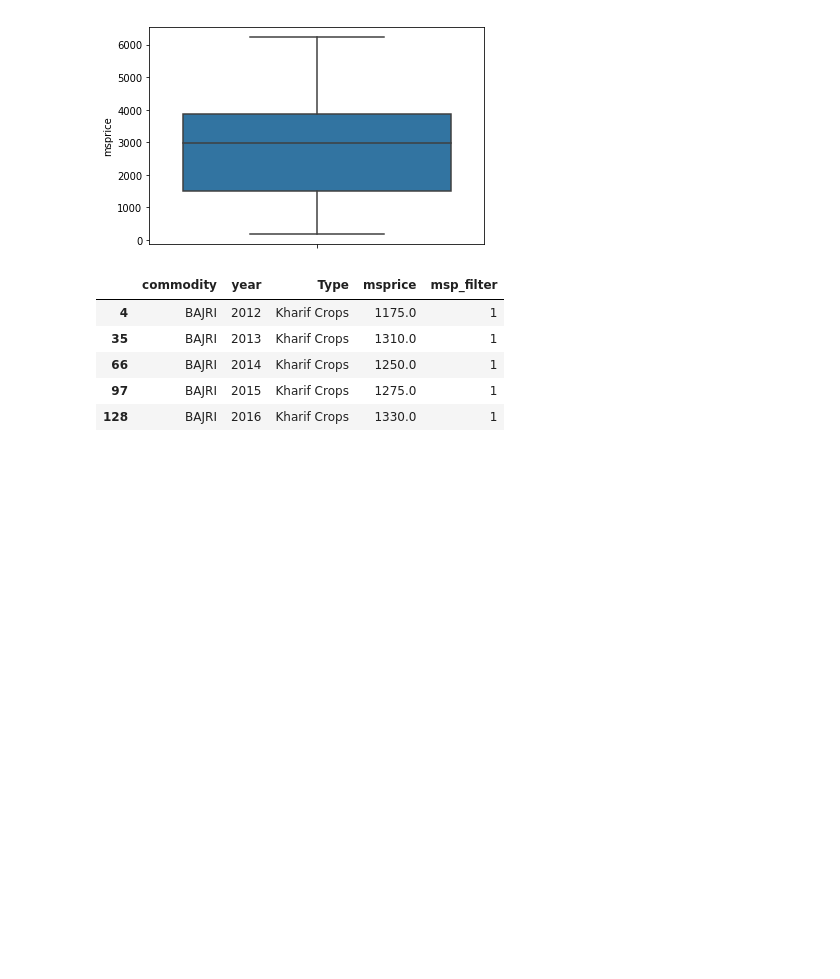
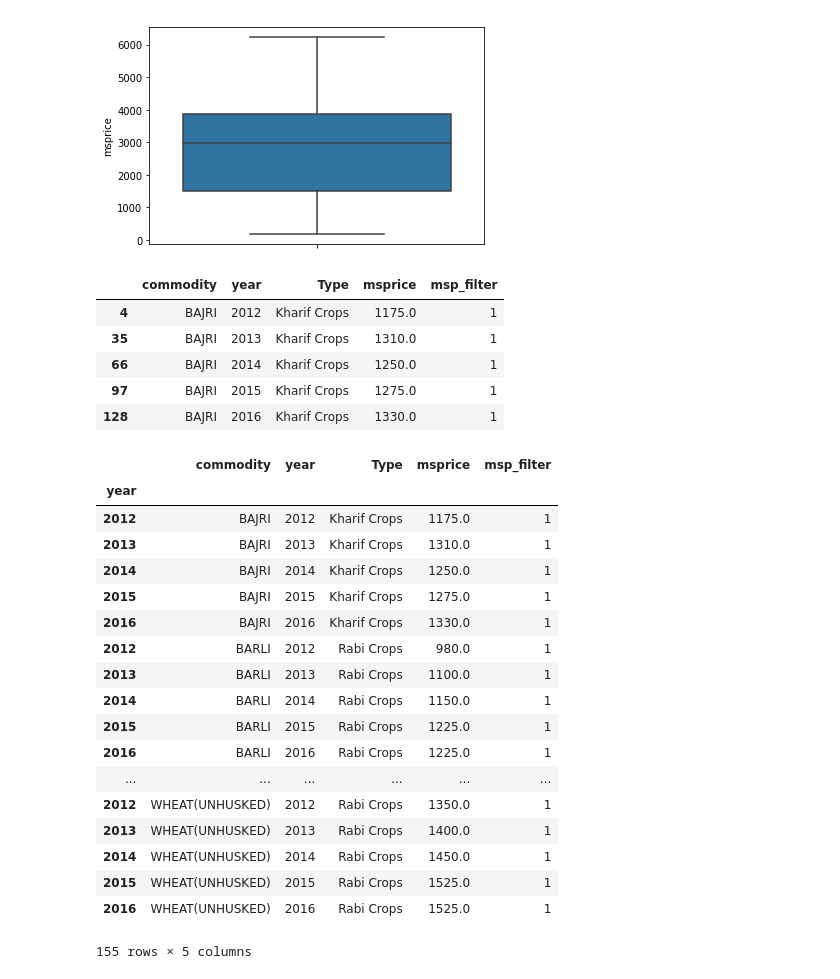
Before and after one commit to PranjaliSaini/SocialCops-DataScience-Task, a Jupyter notebook: Agricultural-Commodities.ipynb, the cells around one changed output. Saved outputs shown, nothing was run; the diff lists cells and outputs as text; code cells hidden in the pictures; blank space fills up the shorter version.

```diff
--- a/Agricultural-Commodities.ipynb
+++ b/Agricultural-Commodities.ipynb
@@ -159,3 +159,26 @@ filt.head()
 | 66 | BAJRI | 2014 | Kharif Crops | 1250.0 | 1 |
 | 97 | BAJRI | 2015 | Kharif Crops | 1275.0 | 1 |
 | 128 | BAJRI | 2016 | Kharif Crops | 1330.0 | 1 |
+# %%
+filt.index=filt['year']
+filt
+# %% [output]
+|  | commodity | year | Type | msprice | msp_filter |
+| year |  |  |  |  |  |
+| 2012 | BAJRI | 2012 | Kharif Crops | 1175.0 | 1 |
+| 2013 | BAJRI | 2013 | Kharif Crops | 1310.0 | 1 |
+| 2014 | BAJRI | 2014 | Kharif Crops | 1250.0 | 1 |
+| 2015 | BAJRI | 2015 | Kharif Crops | 1275.0 | 1 |
+| 2016 | BAJRI | 2016 | Kharif Crops | 1330.0 | 1 |
+| 2012 | BARLI | 2012 | Rabi Crops | 980.0 | 1 |
+| 2013 | BARLI | 2013 | Rabi Crops | 1100.0 | 1 |
+| 2014 | BARLI | 2014 | Rabi Crops | 1150.0 | 1 |
+| 2015 | BARLI | 2015 | Rabi Crops | 1225.0 | 1 |
+| 2016 | BARLI | 2016 | Rabi Crops | 1225.0 | 1 |
+| ... | ... | ... | ... | ... | ... |
+| 2012 | WHEAT(UNHUSKED) | 2012 | Rabi Crops | 1350.0 | 1 |
+| 2013 | WHEAT(UNHUSKED) | 2013 | Rabi Crops | 1400.0 | 1 |
+| 2014 | WHEAT(UNHUSKED) | 2014 | Rabi Crops | 1450.0 | 1 |
+| 2015 | WHEAT(UNHUSKED) | 2015 | Rabi Crops | 1525.0 | 1 |
+| 2016 | WHEAT(UNHUSKED) | 2016 | Rabi Crops | 1525.0 | 1 |
+155 rows × 5 columns
```
Also changed, not shown: 1 other file.
